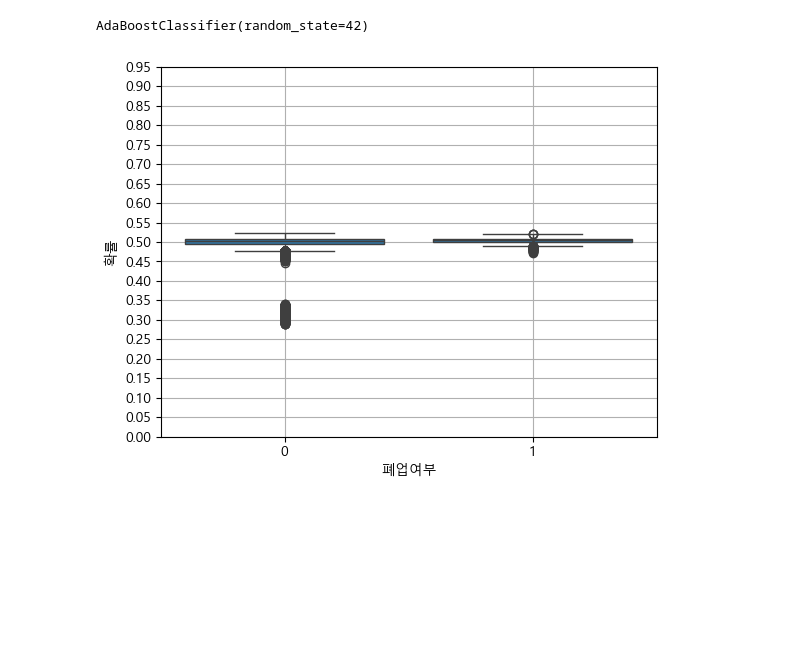
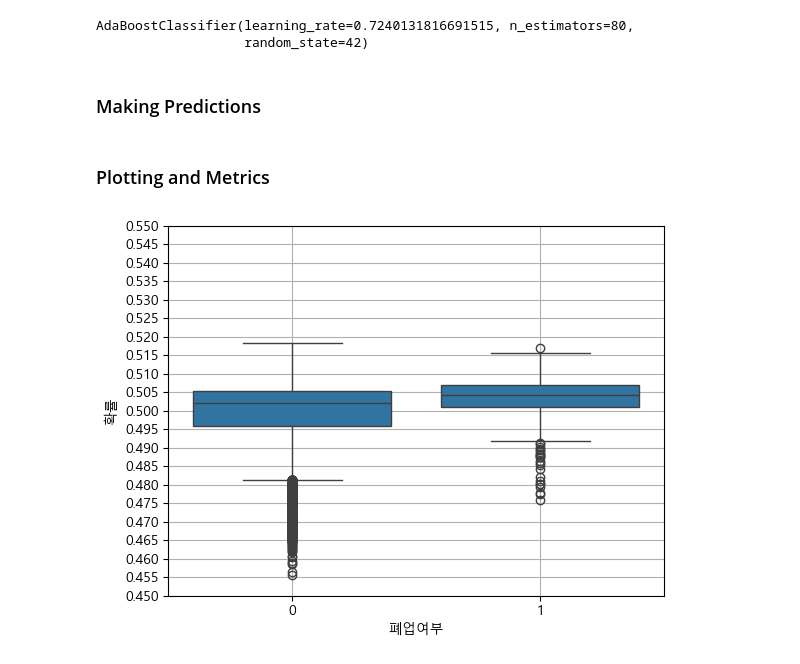
Before and after one commit to basill2001/IECAPSTONE1, a Jupyter notebook: models_Adaboost.ipynb, the cells around one changed output. Saved outputs shown, nothing was run; the diff lists cells and outputs as text; code cells hidden in the pictures; blank space fills up the shorter version.

Commit message:
AdaBoost

```diff
--- a/models_Adaboost.ipynb
+++ b/models_Adaboost.ipynb
@@ -53,7 +28,7 @@ X_smt, y_smt = smoteto.fit_resample(X_train, y_train)
 res = pd.read_csv('../Outputs/resampled.csv', encoding='cp949', index_col = 0)
 test = pd.read_csv('../Outputs/test_set.csv', encoding='cp949', index_col = 0)
 res = res.sample(frac=1).reset_index(drop=True)
-test - test.sample(frac=1).reset_index(drop=True)
+test = test.sample(frac=1).reset_index(drop=True)
 # %%
 X_res, y_res = res.iloc[:, :-1], res.iloc[:, -1]
 X_test, y_test = test.iloc[:, :-1], test.iloc[:, -1]
@@ -59,0 +37,21 @@ X_test, y_test = test.iloc[:, :-1], test.iloc[:, -1]
+# %%
+def objective(trial: Trial, X_train, y_train):
+    params = {
+        'n_estimators':trial.suggest_int('n_estimators', 10, 100),
+        'learning_rate':trial.suggest_float('learning_rate', 0.5, 1),
+        'random_state':42
+    }
+
+    ada_model = AdaBoostClassifier(**params)
+    ada_model.fit(X_train, y_train)
+    if trial.should_prune():
+        raise optuna.TrialPruned()
+
+    y_pred_prob = ada_model.predict_proba(X_test)[:, 1]
+    score = roc_auc_score(y_test, y_pred_prob)
+    # score = cross_val_score(lg_model, X_train, y_train, cv=3, scoring='roc_auc').mean()
+
+    return score
+# %%
+study = optuna.create_study(direction='maximize', sampler=TPESampler())
+study.optimize(lambda trial:objective(trial, X_res, y_res), n_trials=20)
@@ -60,5 +76,6 @@ X_test, y_test = test.iloc[:, :-1], test.iloc[:, -1]
 # %%
-ada_model = AdaBoostClassifier(random_state = 42)
+ada_model = AdaBoostClassifier(**study.best_params, random_state = 42)
 ada_model.fit(X_res, y_res)
 # %% [output]
-AdaBoostClassifier(random_state=42)
+AdaBoostClassifier(learning_rate=0.7240131816691515, n_estimators=80,
+                   random_state=42)
@@ -73 +82,3 @@ AdaBoostClassifier(random_state=42)
+# %% [markdown]
+### Making Predictions
 # %%
@@ -76,8 +87,11 @@ y_pred = ada_model.predict(X_test)
+# %% [markdown]
+### Plotting and Metrics
 # %%
-temp = pd.concat([y_test, y_pred_prob.rename('확률')], axis=1)
+temp = pd.concat([pd.Series(y_test).rename('폐업여부'), pd.Series(y_pred_prob).rename('확률')], axis=1)
 sns.boxplot(x='폐업여부', y='확률', data=temp)
 plt.grid(True)
-plt.yticks(np.arange(0, 1, 0.05))
+plt.ylim(0.45, 0.55)
+plt.yticks(np.arange(0.45, 0.55, 0.005))
 plt.show()
 # %% [output]
-[figure, old version]
+[figure, new version]
```
Also changed, not shown: parts of 25 cells of this notebook.
